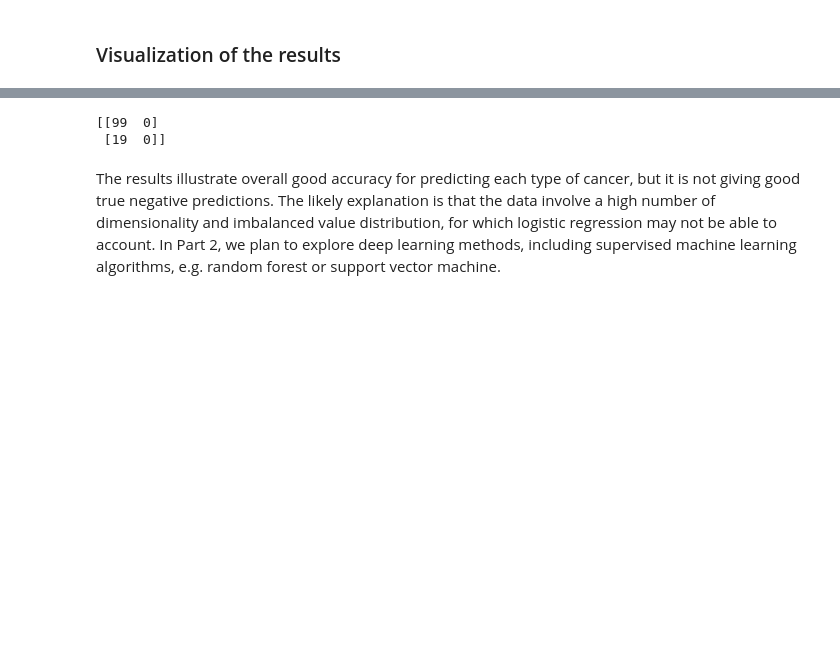
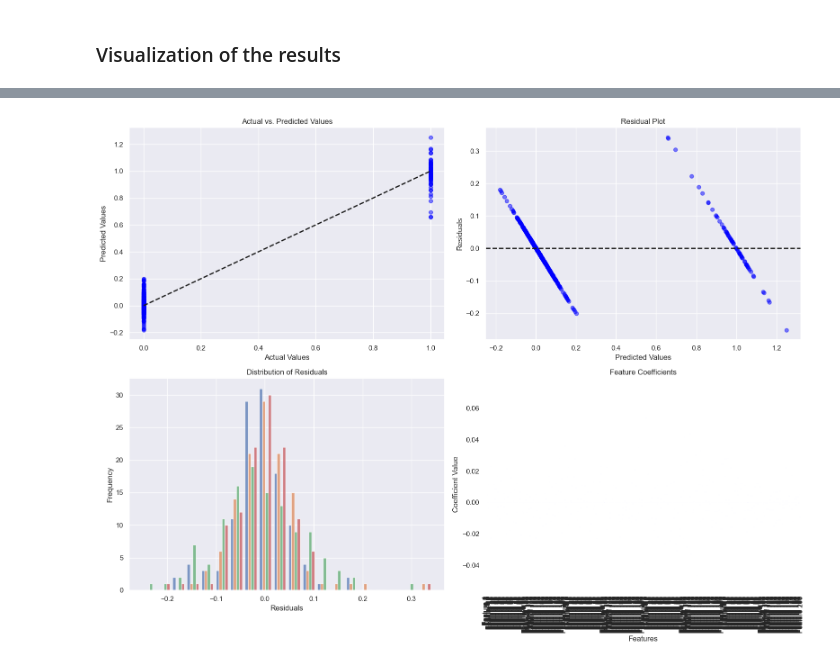
Before and after one commit to monicarojasp/team_project, a Jupyter notebook: reports/team_project1.ipynb, the cells around one changed output, grey strips where cells are left out. Saved outputs shown, nothing was run; the diff lists cells and outputs as text; code cells hidden in the pictures; blank space fills up the shorter version.

```diff
--- a/reports/team_project1.ipynb
+++ b/reports/team_project1.ipynb
@@ -267,12 +315,0 @@ Now we are trying a logistic regression
-# %%
-# Initialize logistic regression model
-model_lr = LogisticRegression(multi_class='multinomial', solver='lbfgs', max_iter=1000, random_state=42)
-
-# Fit the model on the training data
-model_lr.fit(X_train_selected, y_train)
-
-# Predict on the test data
-y_pred_lr = model_lr.predict(X_test_selected)
-
-# Evaluate model performance
-print(classification_report(y_test, y_pred_lr))
@@ -571,8 +316,41 @@ F1-score with t-SNE and Logistic Regression: 0.000
-# %%
-cm = confusion_matrix(Y_test, Y_pred)
-print(cm)
-# %% [output]
-[[99  0]
- [19  0]]
-# %% [markdown]
-The results illustrate overall good accuracy for predicting each type of cancer, but it is not giving good true negative predictions. The likely explanation is that the data involve a high number of dimensionality and imbalanced value distribution, for which logistic regression may not be able to account. In Part 2, we plan to explore deep learning methods, including supervised machine learning algorithms, e.g. random forest or support vector machine.
+# %%
+# Create a figure with 4 subplots (2 rows, 2 columns)
+fig, ((ax1, ax2), (ax3, ax4)) = plt.subplots(2, 2, figsize=(16, 12))
+
+# Scatter plot of actual vs. predicted values
+ax1.scatter(y_test, y_pred_lr, color='blue', alpha=0.5)
+ax1.plot([y_test.min(), y_test.max()], [y_test.min(), y_test.max()], 'k--', lw=2)  # Diagonal line
+ax1.set_xlabel('Actual Values')
+ax1.set_ylabel('Predicted Values')
+ax1.set_title('Actual vs. Predicted Values')
+
+# Residual plot
+ax2.scatter(y_pred_lr, y_test - y_pred_lr, color='blue', alpha=0.5)
+ax2.axhline(y=0, color='k', linestyle='--', lw=2)
+ax2.set_xlabel('Predicted Values')
+ax2.set_ylabel('Residuals')
+ax2.set_title('Residual Plot')
+
+# Distribution plot of residuals
+residuals = y_test - y_pred_lr
+ax3.hist(residuals, bins=20, alpha=0.7)  # Use viridis color
+ax3.set_xlabel('Residuals')
+ax3.set_ylabel('Frequency')
+ax3.set_title('Distribution of Residuals')
+
+# Coefficient plot (if applicable)
+if model_lr is not None and hasattr(model_lr, 'coef_'):
+    if isinstance(X_train_selected, np.ndarray):
+        # Flatten coefficients if it's multi-output
+        coefs = model_lr.coef_.flatten()  # Flatten the coefficients array
+        feature_names = [f'Feature {i+1}' for i in range(X_train_selected.shape[1])]
+        coefs_series = pd.Series(coefs, index=np.tile(feature_names, model_lr.coef_.shape[0]))
+        coefs_series.plot(kind='bar', ax=ax4, color='blue')  # Specify color for coefficients
+        ax4.set_title('Feature Coefficients')
+        ax4.set_xlabel('Features')
+        ax4.set_ylabel('Coefficient Value')
+
+plt.tight_layout()
+plt.show()
+# %% [output]
+[figure, added]
```
Also changed, not shown: parts of 94 cells of this notebook.
